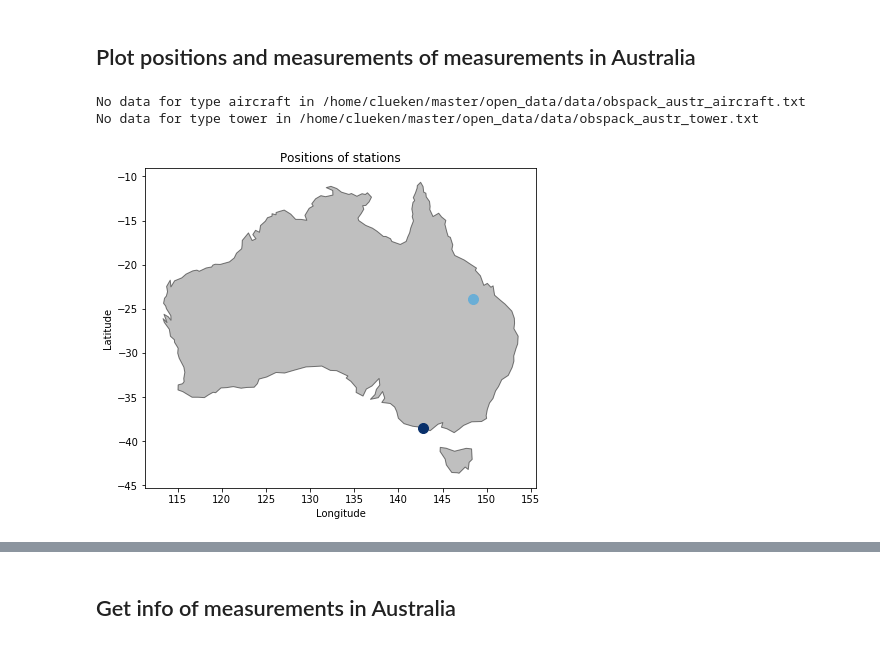
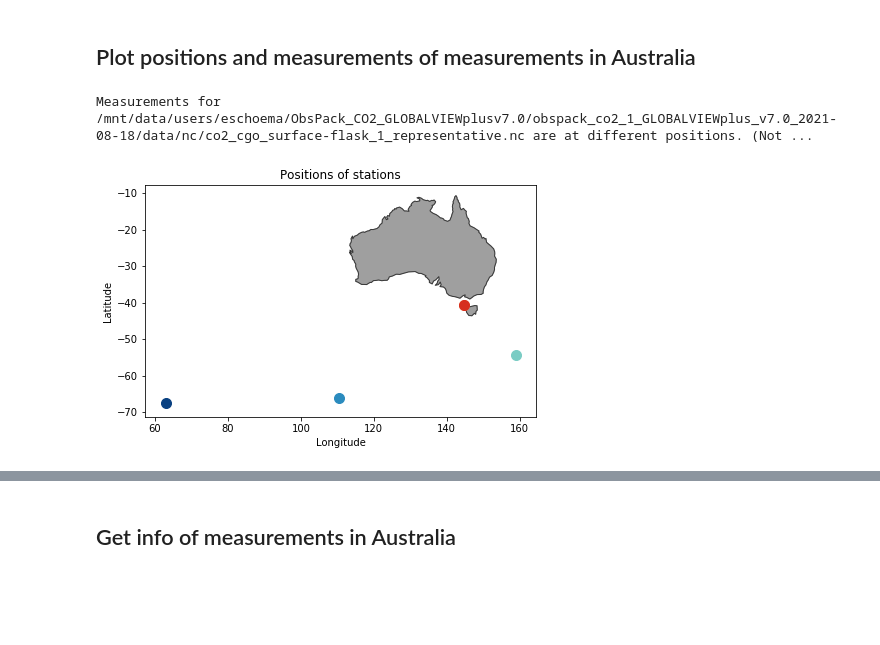
Before and after one commit to christopher-lw/ColumnFLEXPART, a Jupyter notebook: open_data/open_obspack.ipynb, the cells around one changed output, grey strips where cells are left out. Cells and saved outputs as stored; diff of their text form; code cells hidden in the pictures; blank space fills up the shorter version.

Commit message:
new filter for obspack data, added detrend with scipy

```diff
--- a/open_data/open_obspack.ipynb
+++ b/open_data/open_obspack.ipynb
@@ -69,55 +52,99 @@ if save:
+# %%
+# to find good data
+with open(f"/home/clueken/master/open_data/data/obspack_austr_surface.txt") as f:
+        filenames = f.read().splitlines()
+
+ind = [1,2,3]#np.arange(len(filenames))#[0,1,2,3,7,8,10]
+for i in ind:
+    print(i)
+    dataset = dataset = xr.open_mfdataset(filenames[i], combine='by_coords',concat_dim='None')
+    plt.plot(dataset.time, dataset.value.values)
+    plt.show()
+    fig, ax = plt.subplots()
+    ax.scatter(dataset.longitude.values[0], dataset.latitude.values[0], color="red")
+    gpd.read_file(gpd.datasets.get_path('naturalearth_lowres'))[world.name == "Australia"].plot(ax = ax)
+    plt.show()
+# %%
+with open(f"/home/clueken/master/open_data/data/obspack_austr_surface.txt") as f:
+        filenames = f.read().splitlines()
+
+#np.savetxt(f"/home/clueken/master/open_data/data/obspack_austr_surface_land.txt", np.array(names)[1:4], fmt="%s")
 # %% [markdown]
 ## Plot positions and measurements of measurements in Australia
 # %%
-colors = ["blue", "red", "green"]
-cmaps = ["Blues", "Reds", "Greens"]
-types = ["surface", "aircraft", "tower"]
+########################### inputs ####################################
+types = ["surface_sea", "surface_land"] #["surface"]#
+cmaps = ["GnBu", "OrRd"] #["rainbow"]#
+
 clip = [350, 430]
-mean = "days"
+mean = "months"
 err_mode = "std_dev"
+detrend_flag = False
+min_time = np.datetime64("1900")
+########################### inputs ####################################
 
 fig1, ax1 = plt.subplots(figsize=(7, 7))
-fig2, ax2 = plt.subplots(figsize=(10, 5))
+fig2, ax2 = plt.subplots(len(types), figsize=(10, 5*len(types)))
 
 ax1.set_title("Positions of stations")
 ax1.set_xlabel("Longitude")
 ax1.set_ylabel("Latitude")
 
-ax2.set_title(f"CO2 measurements in ppm (mean over {mean})")
-ax2.set_xlabel("Time")
-ax2.set_ylabel("CO2 concentration in ppm")
+ax2 = [ax2] if len(types) == 1 else ax2
+for a in ax2:
+    a.set_xlabel("Time")
+    a.set_ylabel("CO2 concentration in ppm")
+    a.grid()
 
 mean_dict = dict(years=1, months=2, days=3, hours=4, minutes=5, seconds=6)
 mean_ind = mean_dict[mean]
 
 for i,key in enumerate(types):
 
     with open(f"/home/clueken/master/open_data/data/obspack_austr_{key}.txt") as f:
         filenames = f.read().splitlines()
+
     if len(filenames) == 0:
         print(f"No data for type {key} in /home/clueken/master/open_data/data/obspack_austr_{key}.txt")
         continue
+
+    a = ax2[i]
+    a.set_title(f"CO2 measurements in ppm (mean over {mean}, {key} measurements)")
+
     colors = cm.get_cmap(cmaps[i])(np.linspace(0.5, 1, len(filenames)))
 
     fig1, ax1 = add_world_map(fig1, ax1, country="Australia", color="gray", alpha=0.5, edgecolor="black")
 
     for j, f in enumerate(filenames):
+
         dataset = xr.open_mfdataset(f, combine='by_coords',concat_dim='None')
-        assert len(np.unique(dataset.longitude)) == 1, f"Measurements for {f} are at different positions."
+
+        try:
+            assert len(np.unique(dataset.longitude)) == 1
+        except AssertionError:
+            print(f"Measurements for {f} are at different positions. (Not shown)")
+            continue
+
         ax1.scatter(dataset.longitude[0], dataset.latitude[0], color=colors[j], s=100)
+
         values, errors, times = avg_by_time(dataset, mean_ind, err_mode)
         values = values*1e6
         errors = errors*1e6
-        times = times[(clip[0] < values) * (values < clip[1])] if clip is not None else times
-        values = values[(clip[0] < values) * (values < clip[1])] if clip is not None else values
+        mask = (clip[0] < values) * (values < clip[1]) * (times > min_time) if clip is not None else times > min_time
+        values = values[mask]
+        times = times[mask]
+        if len(values) == 0:
+            continue
+        values = detrend(values) if detrend_flag else values
         try:
-            ax2.fill_between(times, values-errors, values+errors, alpha=0.3, color=colors[j])
+            a.fill_between(times, values-errors, values+errors, alpha=0.3, color=colors[j])
         except:
             None
-        ax2.plot(times, values, color=colors[j])
-#ax2.set_xlim(np.datetime64('2011-01-01'))
-#plt.show()
+
+        a.plot(times, values, color=colors[j])
+
+#fig1.savefig("/home/clueken/master/open_data/figures/obspack/map_surface.pdf")
+fig2.savefig("/home/clueken/master/open_data/figures/obspack/data_sea_land.pdf")
 # %% [output]
-No data for type aircraft in /home/clueken/master/open_data/data/obspack_austr_aircraft.txt
-No data for type tower in /home/clueken/master/open_data/data/obspack_austr_tower.txt
+Measurements for /mnt/data/users/eschoema/ObsPack_CO2_GLOBALVIEWplusv7.0/obspack_co2_1_GLOBALVIEWplus_v7.0_2021-08-18/data/nc/co2_cgo_surface-flask_1_representative.nc are at different positions. (Not ...
-[figure, old version]
+[figure, new version]
```
Also changed, not shown: parts of 7 cells of this notebook.
